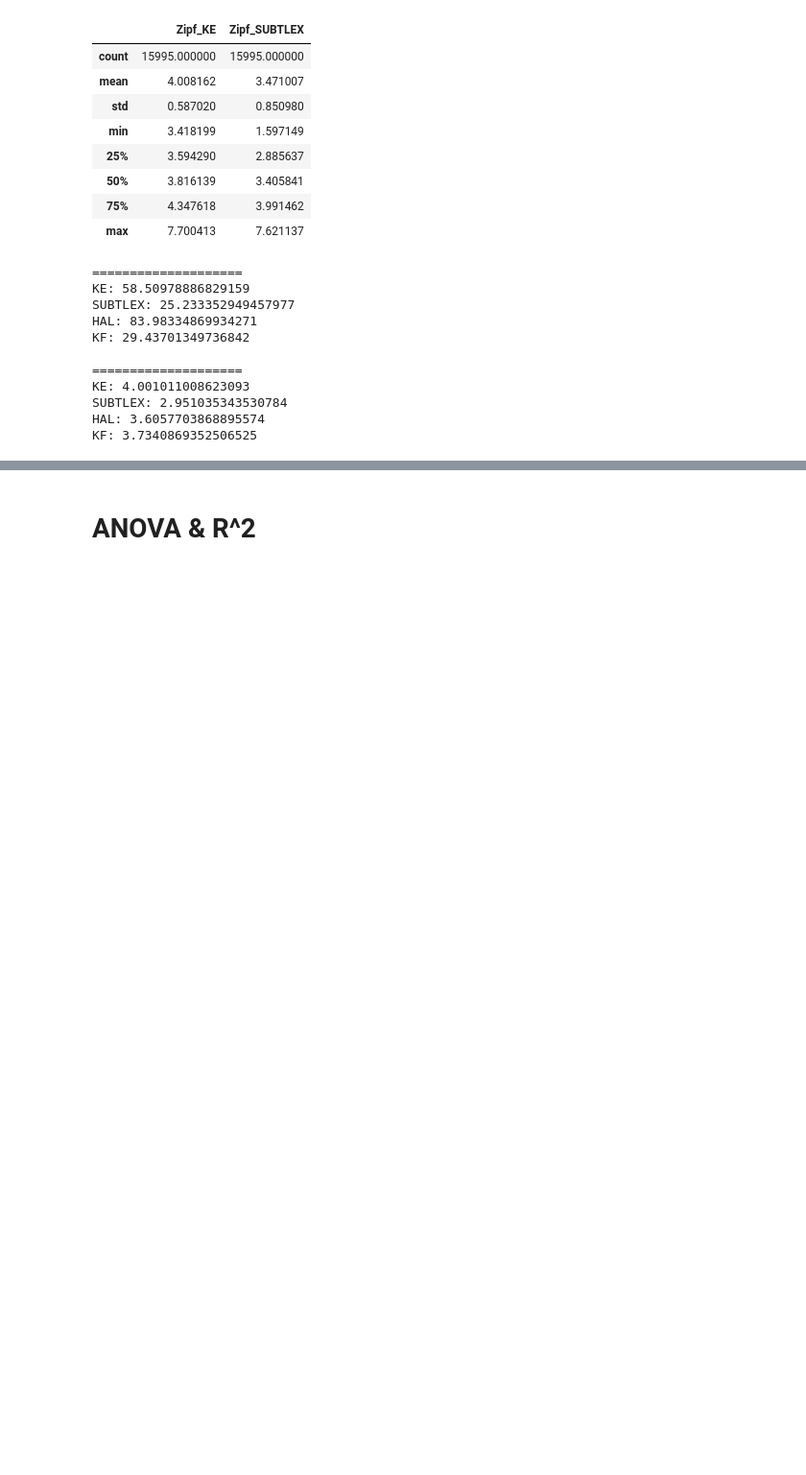
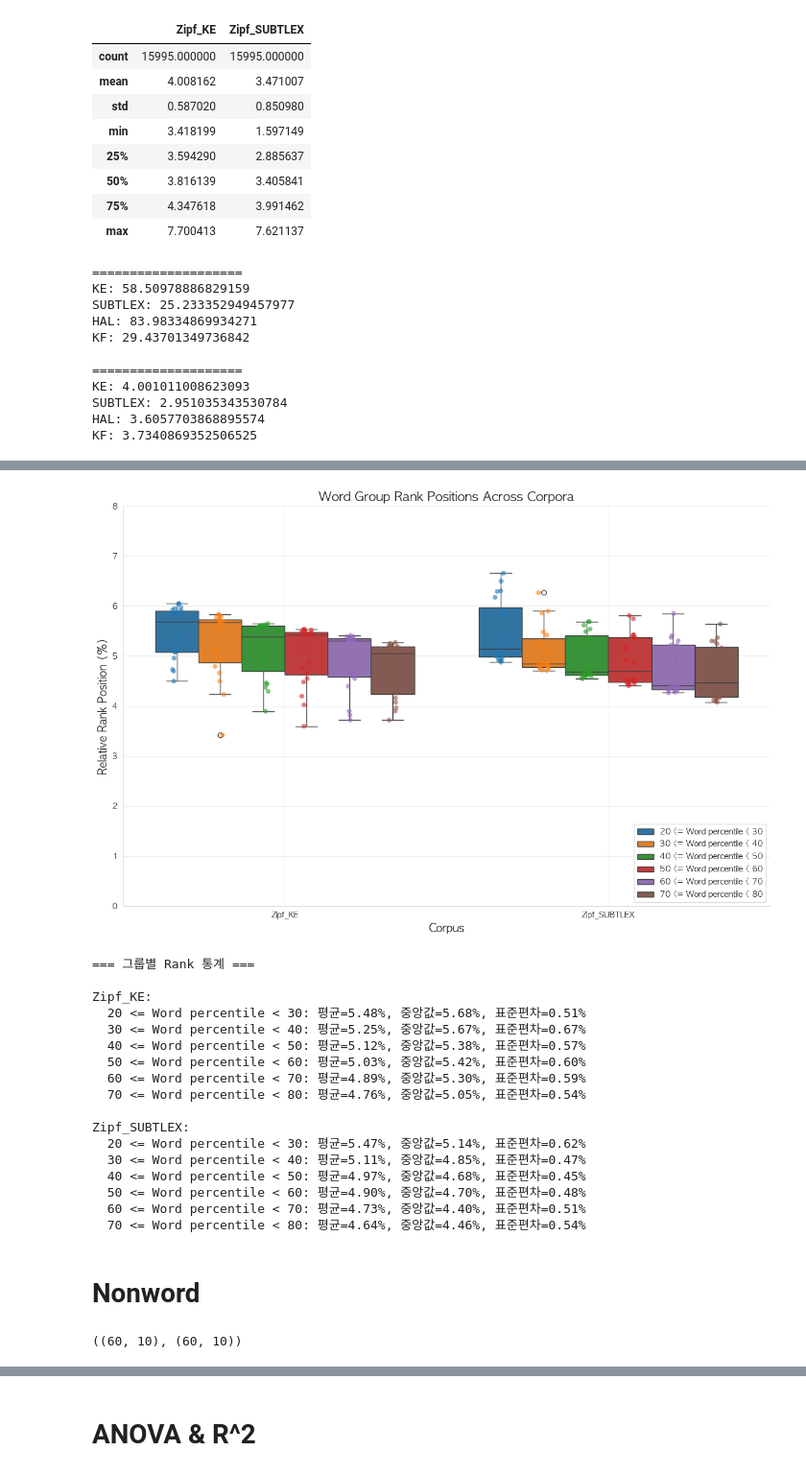
Before and after one commit to irregular6612/english-corpus-comparison, a Jupyter notebook: src/notebooks/behavior-exp-stimuli-selection.ipynb, the cells around one changed output, grey strips where cells are left out. Shown at 96% size. Saved outputs shown, nothing was run; the diff lists cells and outputs as text; code cells hidden in the pictures; blank space fills up the shorter version.

```diff
--- a/src/notebooks/behavior-exp-stimuli-selection.ipynb
+++ b/src/notebooks/behavior-exp-stimuli-selection.ipynb
@@ -1396,0 +1853,60 @@ ELP_LDT_data
+# %%
+mask_ke_stimuli = ELP_LDT_data['Word'].str.lower().isin(KE_stimuli['Word'].str.lower())
+mask_sub_stimuli = ELP_LDT_data['Word'].str.lower().isin(SUBTLEX_stimuli['Word'].str.lower())
+
+word_groups = []
+group_names = []
+
+percentile_range = [(20, 30), (30, 40), (40, 50), (50, 60), (60, 70), (70, 80)]
+
+for percentile_min, percentile_max in percentile_range:
+    mask_ke_rank = (percentile_min <= ELP_LDT_data['KE_rank']) & (ELP_LDT_data['KE_rank'] < percentile_max)
+    mask_sub_rank = (percentile_min <= ELP_LDT_data['SUBTLEX_rank']) & (ELP_LDT_data['SUBTLEX_rank'] < percentile_max)
+
+    #print(f"{percentile_min} <= Word percentile < {percentile_max} KE: {len(ELP_LDT_data[mask_ke_word])}, SUBTLEX: {len(ELP_LDT_data[mask_sub_word])}")
+    word_groups.append(ELP_LDT_data[(mask_ke_rank & mask_ke_stimuli) | (mask_sub_rank & mask_sub_stimuli)]['Word'])
+    group_names.append(f'{percentile_min} <= Word percentile < {percentile_max}')
+
+rank_columns = ['Zipf_KE', 'Zipf_SUBTLEX']
+
+# 함수 실행
+fig, plot_df = plot_word_group_ranks_by_corpus(
+    df=ELP_LDT_data,
+    word_col='Word',
+    rank_columns=rank_columns,
+    word_groups=word_groups,
+    group_names=group_names,
+    figsize=(12, 8),
+    plot_type='Zipf'
+)
+# %% [output]
+[figure, added]
+=== 그룹별 Rank 통계 ===
+
+Zipf_KE:
+  20 <= Word percentile < 30: 평균=5.48%, 중앙값=5.68%, 표준편차=0.51%
+  30 <= Word percentile < 40: 평균=5.25%, 중앙값=5.67%, 표준편차=0.67%
+  40 <= Word percentile < 50: 평균=5.12%, 중앙값=5.38%, 표준편차=0.57%
+  50 <= Word percentile < 60: 평균=5.03%, 중앙값=5.42%, 표준편차=0.60%
+  60 <= Word percentile < 70: 평균=4.89%, 중앙값=5.30%, 표준편차=0.59%
+  70 <= Word percentile < 80: 평균=4.76%, 중앙값=5.05%, 표준편차=0.54%
+
+Zipf_SUBTLEX:
+  20 <= Word percentile < 30: 평균=5.47%, 중앙값=5.14%, 표준편차=0.62%
+  30 <= Word percentile < 40: 평균=5.11%, 중앙값=4.85%, 표준편차=0.47%
+  40 <= Word percentile < 50: 평균=4.97%, 중앙값=4.68%, 표준편차=0.45%
+  50 <= Word percentile < 60: 평균=4.90%, 중앙값=4.70%, 표준편차=0.48%
+  60 <= Word percentile < 70: 평균=4.73%, 중앙값=4.40%, 표준편차=0.51%
+  70 <= Word percentile < 80: 평균=4.64%, 중앙값=4.46%, 표준편차=0.54%
+# %% [markdown]
+# Nonword
+# %%
+KE_stimuli_path = os.path.join(corpora_dir, 'behavior-exp', 'KE_stimuli(60).xlsx')
+SUBTLEX_stimuli_path = os.path.join(corpora_dir, 'behavior-exp', 'SUBTLEX_stimuli(60).xlsx')
+
+KE_stimuli = pd.read_excel(KE_stimuli_path)
+SUBTLEX_stimuli = pd.read_excel(SUBTLEX_stimuli_path)
+
+KE_stimuli.shape, SUBTLEX_stimuli.shape
+# %% [output]
+((60, 10), (60, 10))
```
Also changed, not shown: parts of 51 cells of this notebook.
